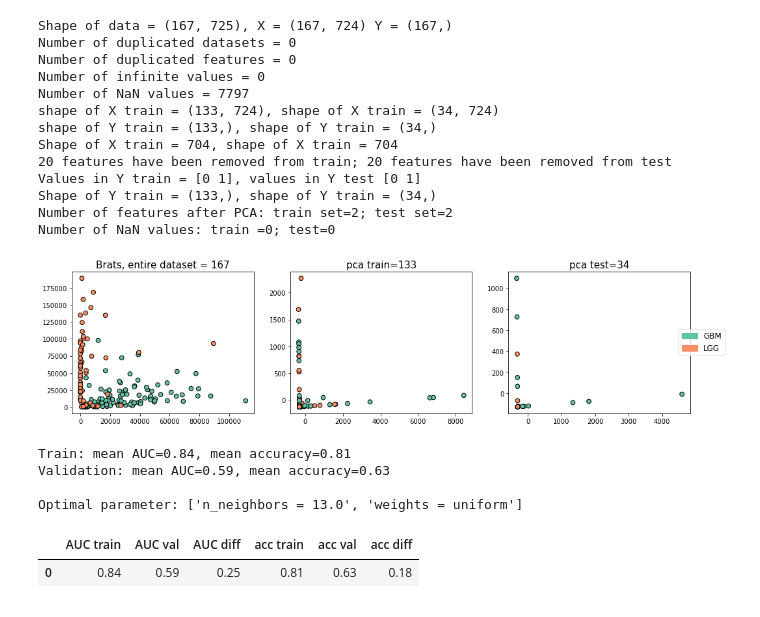
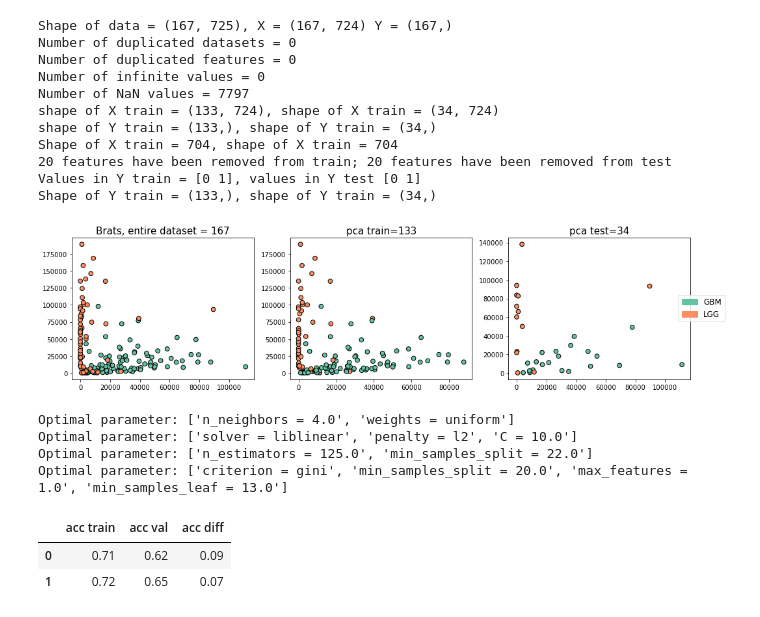
Before and after one commit to naomiverkerk/TM10007, a Jupyter notebook: machine_learning_assignment.ipynb, the cells around one changed output. Cells and saved outputs as stored; diff of their text form; code cells hidden in the pictures.

```diff
--- a/machine_learning_assignment.ipynb
+++ b/machine_learning_assignment.ipynb
@@ -251,33 +251,31 @@ def classifier(classifier,mean):
 # %%
 def all():
     data, X, Y = get_data()
     X_train, X_test, Y_train, Y_test = split_data(X,Y)
     X_train, X_test = remove_features(X_train, X_test)
     Y_train, Y_test = encoder(Y_train, Y_test)
-    X_train, X_test = preprocess_x(X_train, X_test)
+    # X_train, X_test = preprocess_x(X_train, X_test)
 
     return data, Y, X_train, X_test,Y_train, Y_test
 
 data, Y, X_train, X_test,Y_train, Y_test = all()
 title = ['pca train', 'pca test']
 X2 = pd.DataFrame(X_train)
 X3 = pd.DataFrame(X_test)
 scatterplot_distribution(Y,Y_train, Y_test,data,X2, X3,title)
 # %% [output]
 Shape of data = (167, 725), X = (167, 724) Y = (167,)
 Number of duplicated datasets = 0
 Number of duplicated features = 0
 Number of infinite values = 0
 Number of NaN values = 7797
 shape of X train = (133, 724), shape of X train = (34, 724)
 shape of Y train = (133,), shape of Y train = (34,)
 Shape of X train = 704, shape of X train = 704
 20 features have been removed from train; 20 features have been removed from test
 Values in Y train = [0 1], values in Y test [0 1]
 Shape of Y train = (133,), shape of Y train = (34,)
-Number of features after PCA: train set=2; test set=2
-Number of NaN values: train =0; test=0
-[figure, old version]
+[figure, new version]
 # %%
 parameters_list = [
         {
@@ -469,30 +467,31 @@ p = []
 mean_knn = []
 results, optimal_parameter, mean_knn, param = classifier("Knn", mean_knn)
 mean1 = pd.DataFrame(mean_knn)
-mean
+mean1
 
 
 # LG
-results, optimal_parameter, mean_lg = classifier("LG", mean_lg)
+results, optimal_parameter, mean_lg, param = classifier("LG", mean_lg)
 mean2 = pd.DataFrame(mean_lg)
-mean
+mean2
 
-#RF
-results, optimal_parameter, mean_lg = classifier("RF", mean_rf)
+# #RF
+results, optimal_parameter, mean_rf, param = classifier("RF", mean_rf)
 mean3 = pd.DataFrame(mean_rf)
-mean
+mean3
 
 # Dtree
-results, optimal_parameter, mean_dtree = classifier("Dtree", mean_dtree)
+results, optimal_parameter, mean_dtree, param = classifier("Dtree", mean_dtree)
 mean4 = pd.DataFrame(mean_dtree)
-mean
+mean4
 # %% [output]
-Train: mean AUC=0.84, mean accuracy=0.81
-Validation: mean AUC=0.59, mean accuracy=0.63
-
-Optimal parameter: ['n_neighbors = 13.0', 'weights = uniform']
+Optimal parameter: ['n_neighbors = 4.0', 'weights = uniform']
+Optimal parameter: ['solver = liblinear', 'penalty = l2', 'C = 10.0']
+Optimal parameter: ['n_estimators = 125.0', 'min_samples_split = 22.0']
+Optimal parameter: ['criterion = gini', 'min_samples_split = 20.0', 'max_features = 1.0', 'min_samples_leaf = 13.0']
-|  | AUC train | AUC val | AUC diff | acc train | acc val | acc diff |
-| 0 | 0.84 | 0.59 | 0.25 | 0.81 | 0.63 | 0.18 |
+|  | acc train | acc val | acc diff |
+| 0 | 0.71 | 0.62 | 0.09 |
+| 1 | 0.72 | 0.65 | 0.07 |
 # %%
 # def knn(n,w):
 #     cv_10fold = StratifiedKFold(n_splits=10, shuffle=True, random_state=0)
```
Also changed, not shown: parts of 2 cells of this notebook.
